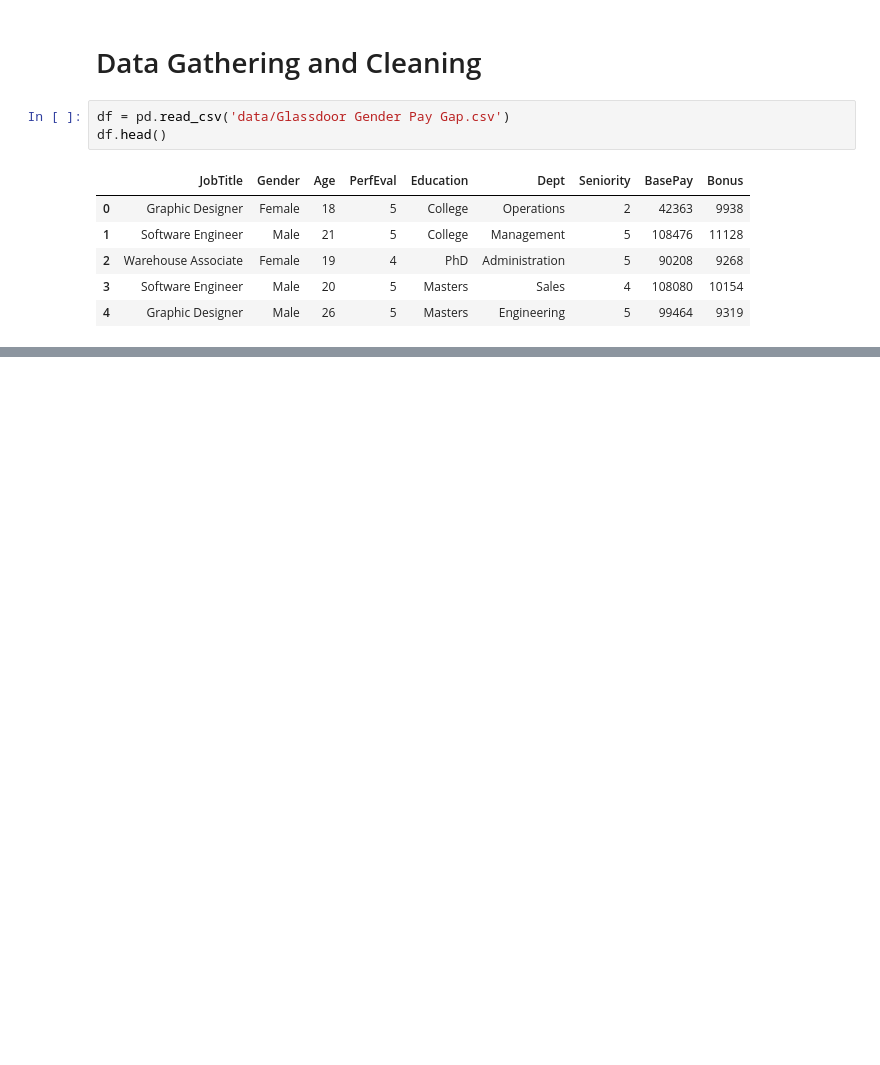
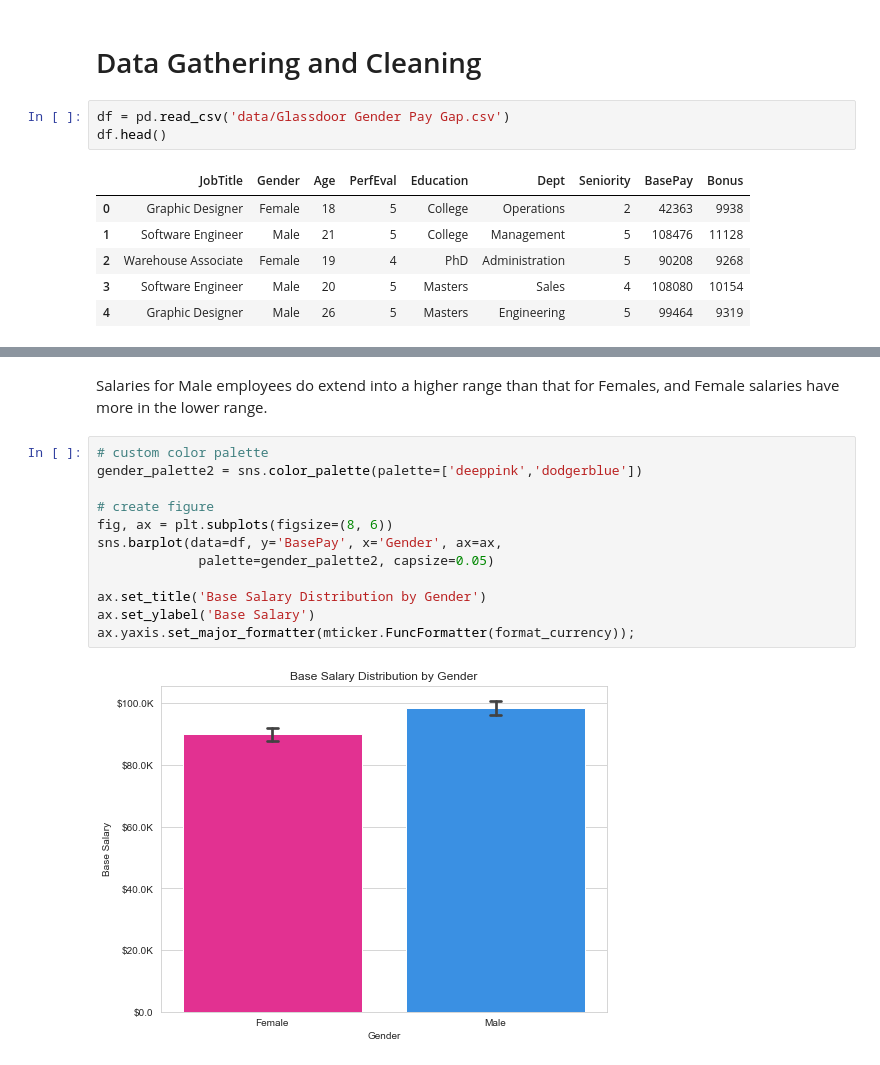
Before and after one commit to jess-miles/error-bars, a Jupyter notebook: index.ipynb, the cells around one changed output, grey strips where cells are left out. Cells and saved outputs as stored; diff of their text form; blank space fills up the shorter version.

```diff
--- a/index.ipynb
+++ b/index.ipynb
@@ -22,0 +156,16 @@ df.
+# %% [markdown]
+Salaries for Male employees do extend into a higher range than that for Females, and Female salaries have more in the lower range.
+# %%
+# custom color palette
+gender_palette2 = sns.color_palette(palette=['deeppink','dodgerblue'])
+
+# create figure
+fig, ax = plt.subplots(figsize=(8, 6))
+sns.barplot(data=df, y='BasePay', x='Gender', ax=ax,
+             palette=gender_palette2, capsize=0.05)
+
+ax.set_title('Base Salary Distribution by Gender')
+ax.set_ylabel('Base Salary')
+ax.yaxis.set_major_formatter(mticker.FuncFormatter(format_currency));
+# %% [output]
+[figure, added]
```
Also changed, not shown: parts of 13 cells of this notebook.
